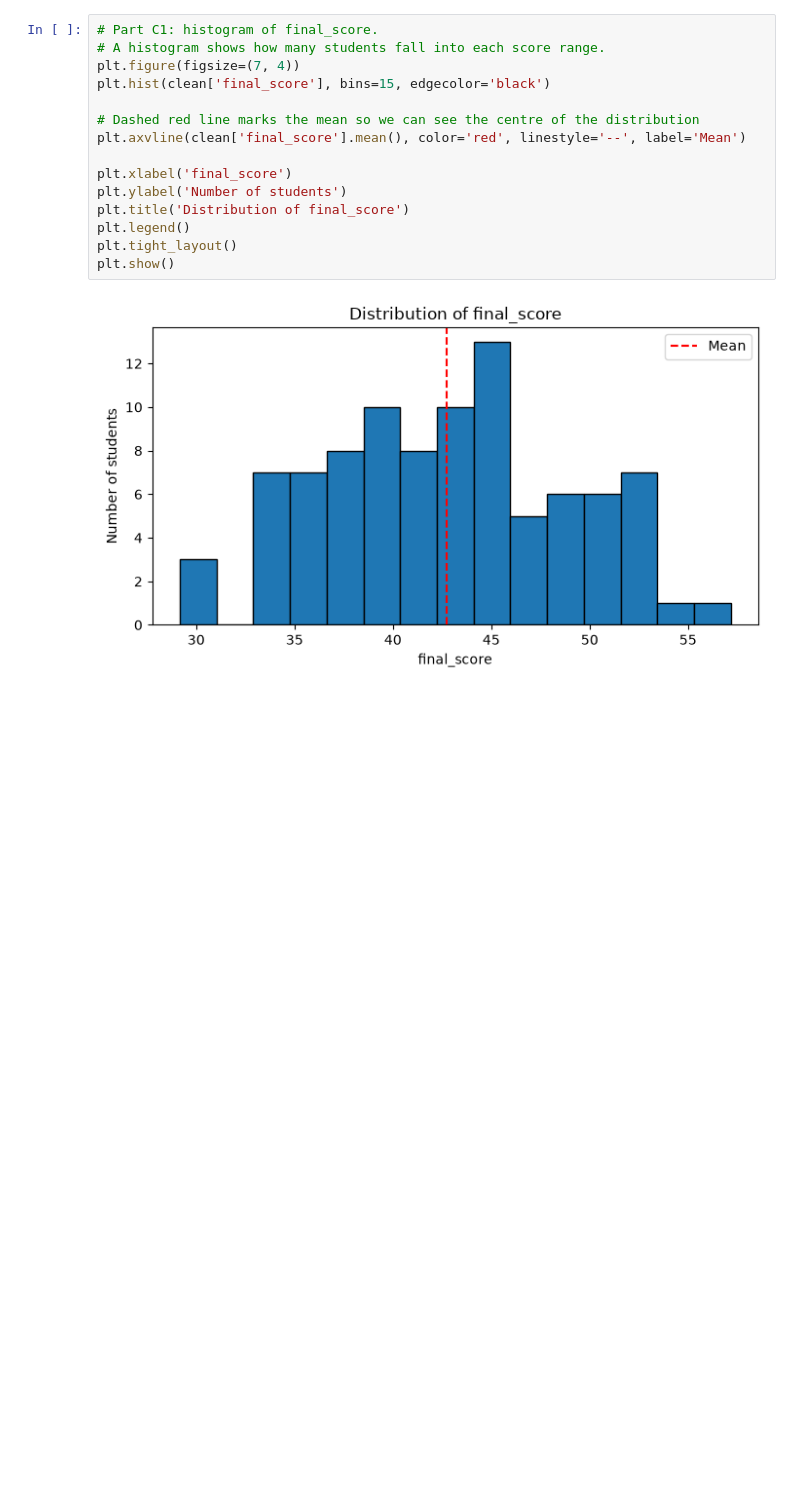
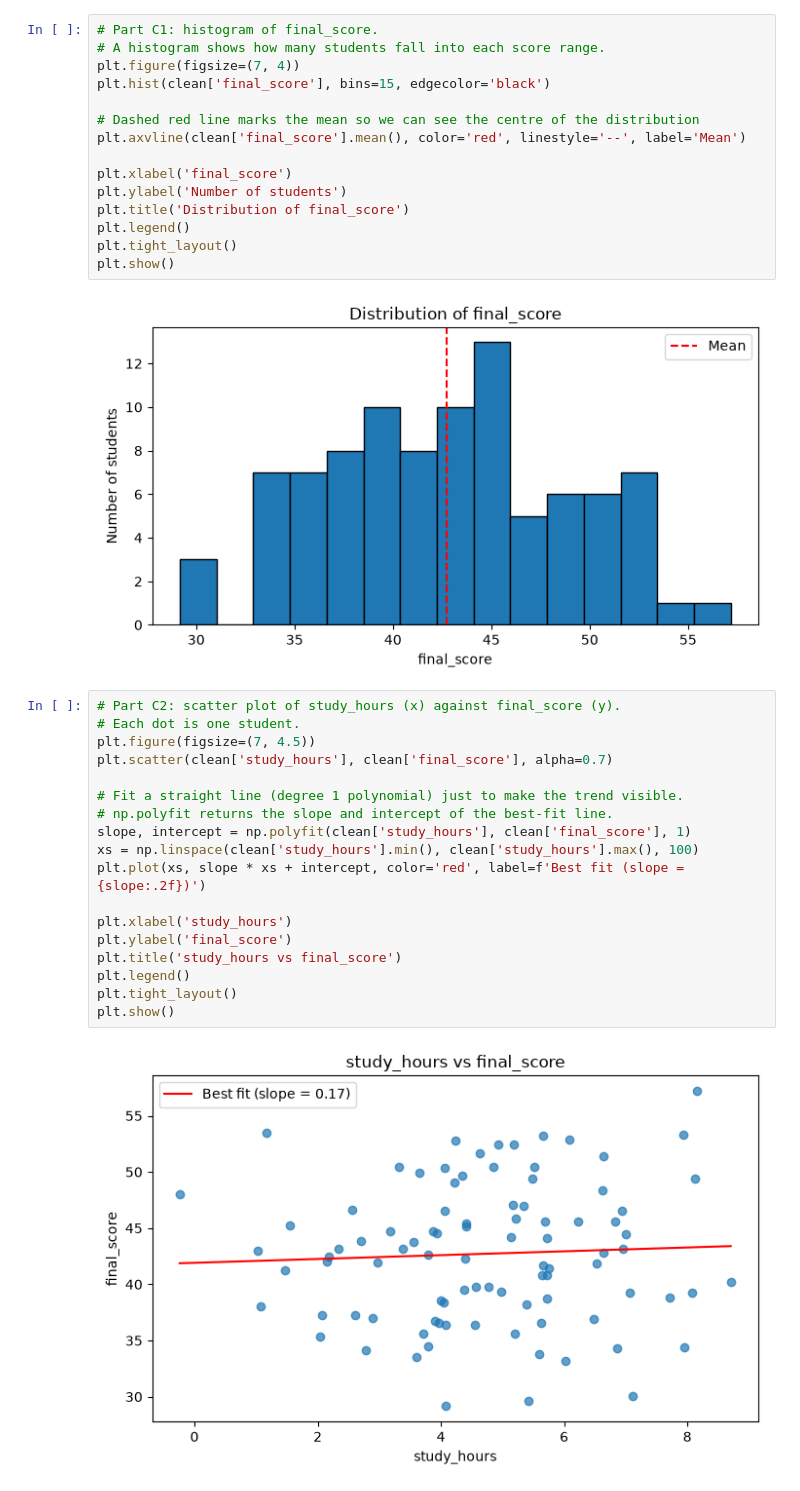
Before and after one commit to kal1kidan/Lab-1-task-ML-and-Big-Data, a Jupyter notebook: SECT4451_Lecture2_Practical.ipynb, the cells around one changed output. Cells and saved outputs as stored; diff of their text form; blank space fills up the shorter version.

Commit message:
Part C2: scatter plot of study_hours vs final_score and trend description

```diff
--- a/SECT4451_Lecture2_Practical.ipynb
+++ b/SECT4451_Lecture2_Practical.ipynb
@@ -207,3 +207,23 @@ plt.tight_layout()
 plt.show()
 # %% [output]
 [figure]
+# %%
+# Part C2: scatter plot of study_hours (x) against final_score (y).
+# Each dot is one student.
+plt.figure(figsize=(7, 4.5))
+plt.scatter(clean['study_hours'], clean['final_score'], alpha=0.7)
+
+# Fit a straight line (degree 1 polynomial) just to make the trend visible.
+# np.polyfit returns the slope and intercept of the best-fit line.
+slope, intercept = np.polyfit(clean['study_hours'], clean['final_score'], 1)
+xs = np.linspace(clean['study_hours'].min(), clean['study_hours'].max(), 100)
+plt.plot(xs, slope * xs + intercept, color='red', label=f'Best fit (slope = {slope:.2f})')
+
+plt.xlabel('study_hours')
+plt.ylabel('final_score')
+plt.title('study_hours vs final_score')
+plt.legend()
+plt.tight_layout()
+plt.show()
+# %% [output]
+[figure, added]
```
